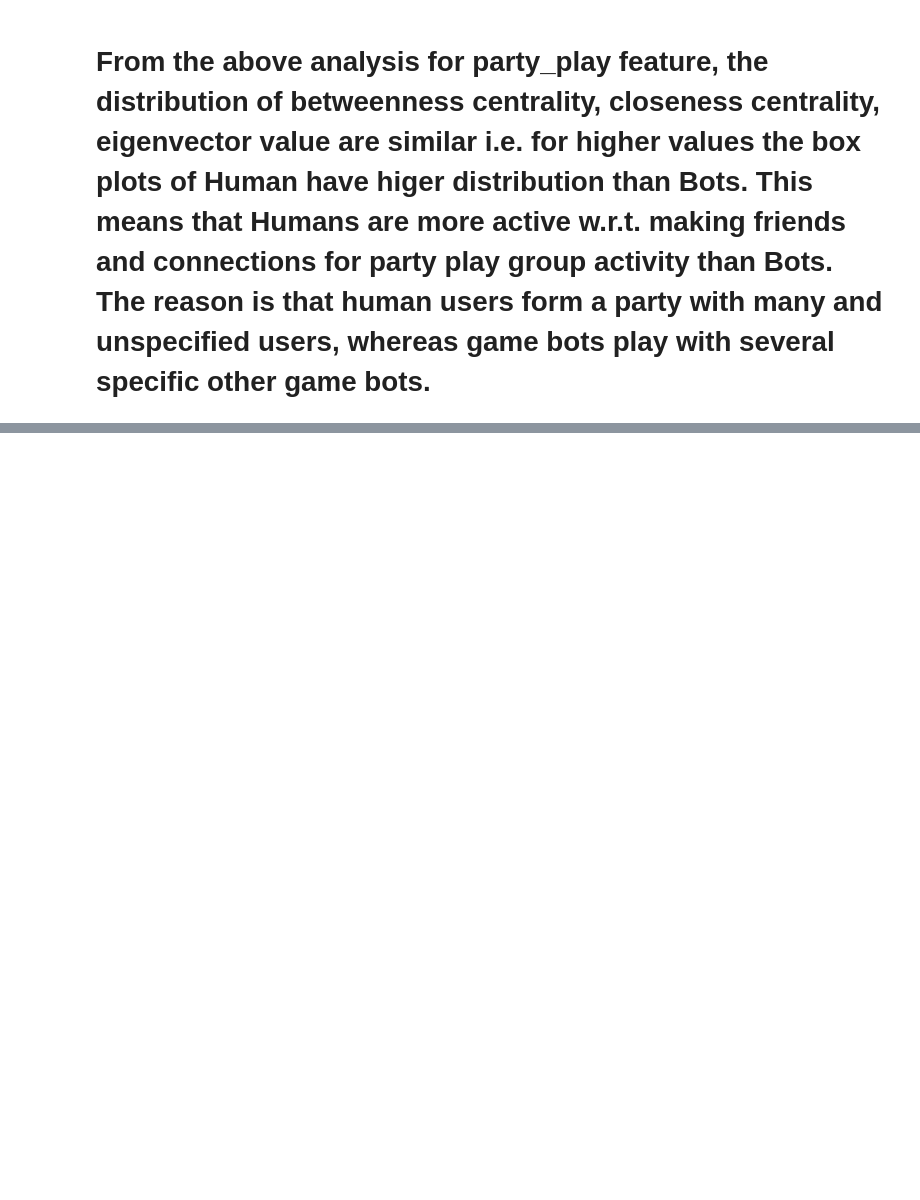
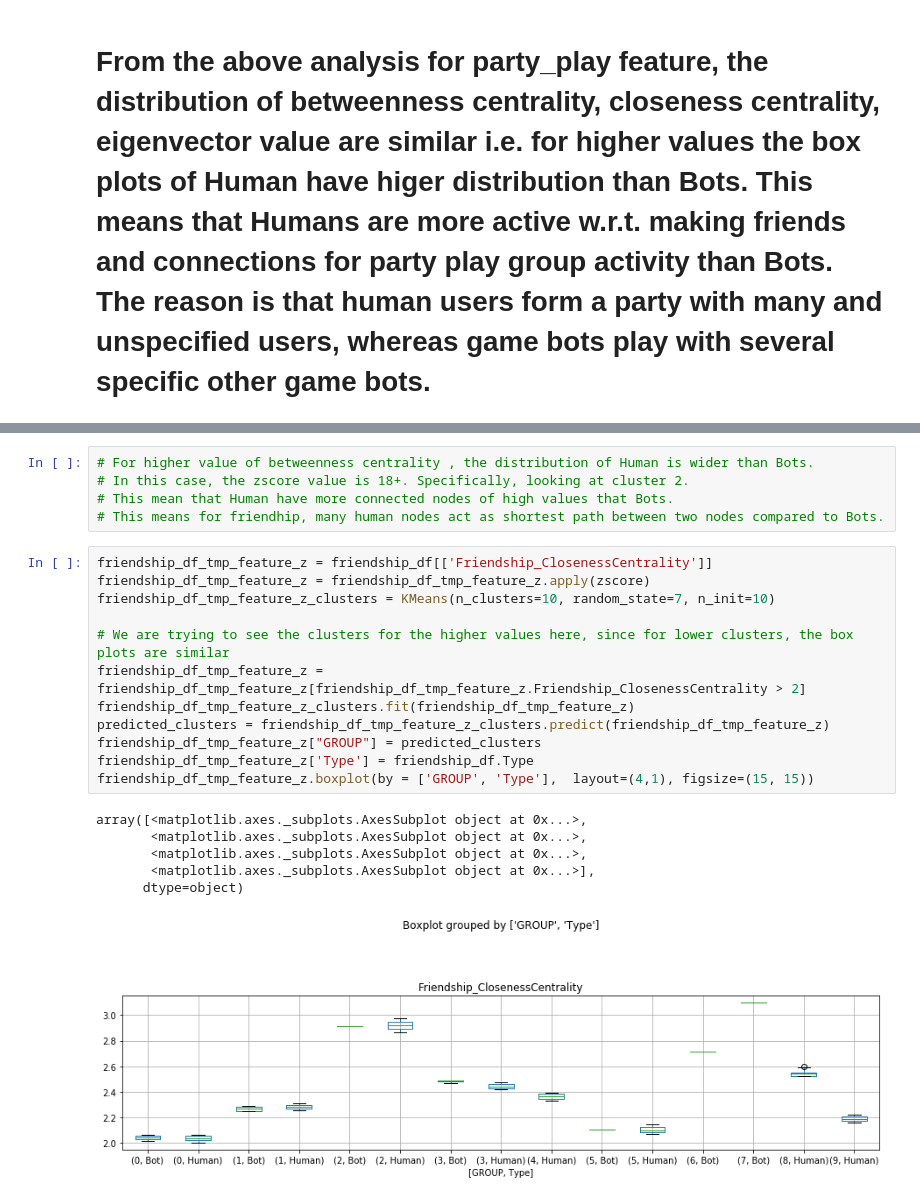
Before and after one commit to gautamprasad81/pgp-bdml-capstone, a Jupyter notebook: NetworkMeasuresFeaturesAnalysis.ipynb, the cells around one changed output, grey strips where cells are left out. Cells and saved outputs as stored; diff of their text form; blank space fills up the shorter version.

```diff
--- a/NetworkMeasuresFeaturesAnalysis.ipynb
+++ b/NetworkMeasuresFeaturesAnalysis.ipynb
@@ -365,0 +437,24 @@ array([<matplotlib.axes._subplots.AxesSubplot object at 0x...>,
+# %%
+# For higher value of betweenness centrality , the distribution of Human is wider than Bots.
+# In this case, the zscore value is 18+. Specifically, looking at cluster 2.
+# This mean that Human have more connected nodes of high values that Bots.
+# This means for friendhip, many human nodes act as shortest path between two nodes compared to Bots.
+# %%
+friendship_df_tmp_feature_z = friendship_df[['Friendship_ClosenessCentrality']]
+friendship_df_tmp_feature_z = friendship_df_tmp_feature_z.apply(zscore)
+friendship_df_tmp_feature_z_clusters = KMeans(n_clusters=10, random_state=7, n_init=10)
+
+# We are trying to see the clusters for the higher values here, since for lower clusters, the box plots are similar
+friendship_df_tmp_feature_z = friendship_df_tmp_feature_z[friendship_df_tmp_feature_z.Friendship_ClosenessCentrality > 2]
+friendship_df_tmp_feature_z_clusters.fit(friendship_df_tmp_feature_z)
+predicted_clusters = friendship_df_tmp_feature_z_clusters.predict(friendship_df_tmp_feature_z)
+friendship_df_tmp_feature_z["GROUP"] = predicted_clusters
+friendship_df_tmp_feature_z['Type'] = friendship_df.Type
+friendship_df_tmp_feature_z.boxplot(by = ['GROUP', 'Type'],  layout=(4,1), figsize=(15, 15))
+# %% [output]
+array([<matplotlib.axes._subplots.AxesSubplot object at 0x...>,
+       <matplotlib.axes._subplots.AxesSubplot object at 0x...>,
+       <matplotlib.axes._subplots.AxesSubplot object at 0x...>,
+       <matplotlib.axes._subplots.AxesSubplot object at 0x...>],
+      dtype=object)
+[figure, added]
```
Also changed, not shown: parts of 18 cells of this notebook, 1 other file.
